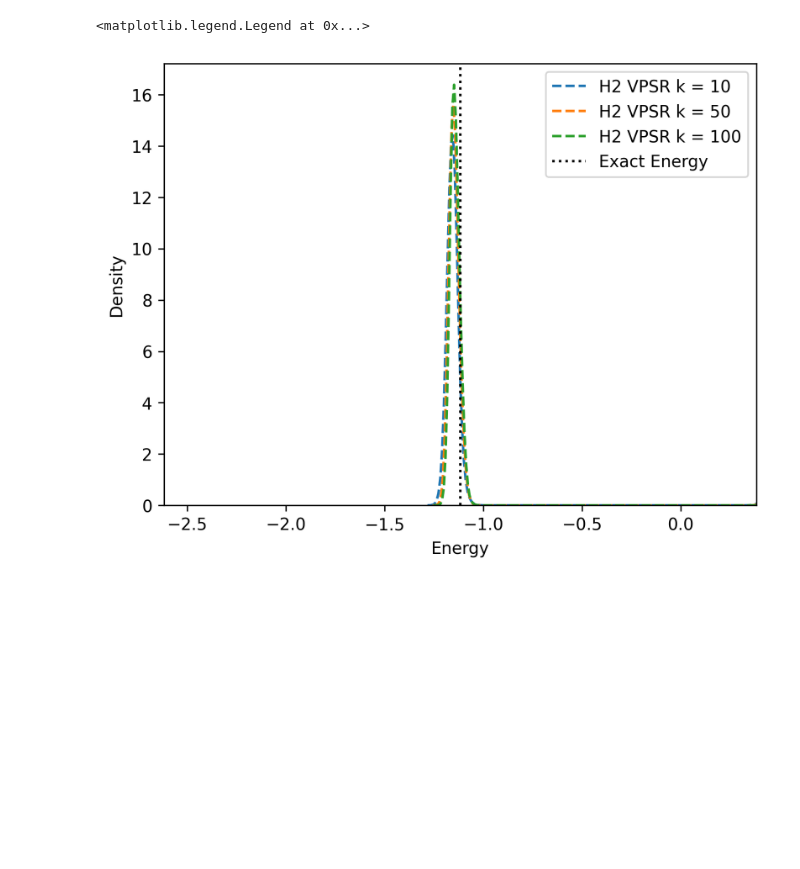
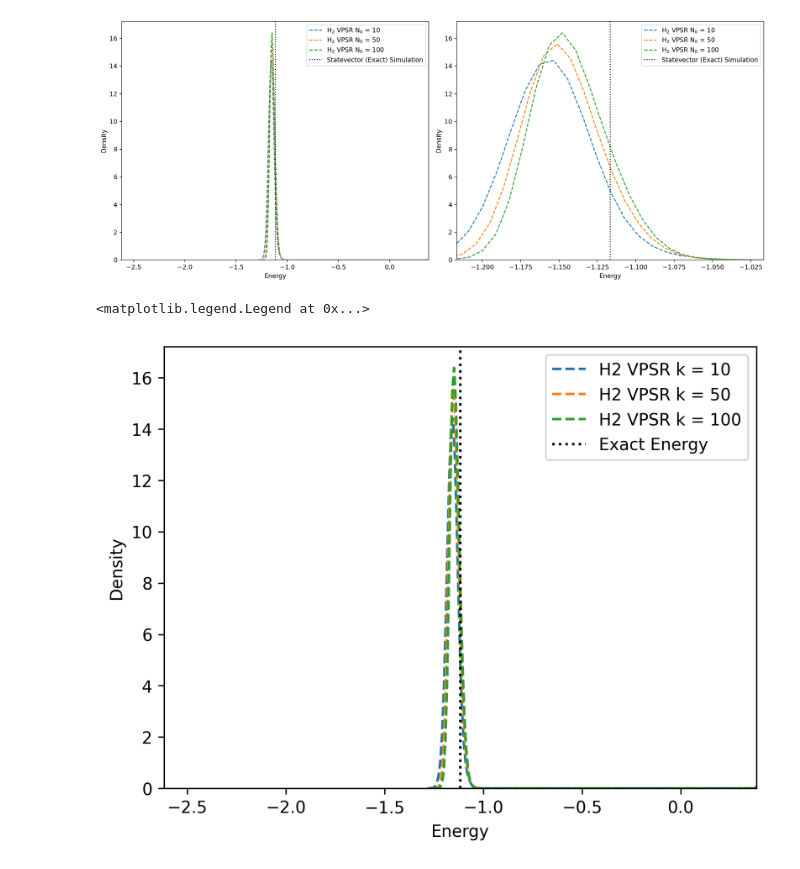
Before and after one commit to azhar-ikhtiarudin/ShotOptimization-ADAPT-VQE, a Jupyter notebook: 2-Shot-ADAPT-VQE/visualization/visualize.ipynb, the cells around one changed output. Saved outputs shown, nothing was run; the diff lists cells and outputs as text; code cells hidden in the pictures; blank space fills up the shorter version.

```diff
--- a/2-Shot-ADAPT-VQE/visualization/visualize.ipynb
+++ b/2-Shot-ADAPT-VQE/visualization/visualize.ipynb
@@ -15,4 +13,57 @@ The autoreload extension is already loaded. To reload it, use:
 /home/azhar04/anaconda3/envs/qiskit-1-2/bin/python
+# %%
+import matplotlib.pyplot as plt
+import seaborn as sns
+import json
+
+plt.rcParams['figure.dpi'] = 200
+
+file_names = [
+    ['h2_vpsr_N10000_k10.json', 'H$_2$ VPSR N$_0$ = 10'],
+    ['h2_vpsr_N10000_k50.json', 'H$_2$ VPSR N$_0$ = 50'],
+    ['h2_vpsr_N10000_k100.json', 'H$_2$ VPSR N$_0$ = 100'],
+]
+
+data = []
+for file_name in file_names:
+    with open(file_name[0], 'r') as f:
+        data.append(json.load(f))
+
+exact_energy = -1.1166512474115213
+
+# Create a figure with two subplots side by side
+fig, (ax1, ax2) = plt.subplots(1, 2, figsize=(15, 6))
+
+# Plot on the first subplot
+x_lim1 = 1.5
+for i in range(len(data)):
+    sorted_data = sorted(data[i])
+    sns.kdeplot(sorted_data, label=f'{file_names[i][1]}', linestyle='--', ax=ax1)
+
+ax1.axvline(exact_energy, linestyle='dotted', label='Statevector (Exact) Simulation', color='black')
+ax1.set_xlim(exact_energy - x_lim1, exact_energy + x_lim1)
+ax1.set_xlabel('Energy')
+ax1.legend()
+
+# Plot on the second subplot
+x_lim2 = 0.1
+for i in range(len(data)):
+    sorted_data = sorted(data[i])
+    sns.kdeplot(sorted_data, label=f'{file_names[i][1]}', linestyle='--', ax=ax2)
+
+ax2.axvline(exact_energy, linestyle='dotted', label='Statevector (Exact) Simulation', color='black')
+ax2.set_xlim(exact_energy - x_lim2, exact_energy + x_lim2)
+ax2.set_xlabel('Energy')
+ax2.legend()
+
+# Save the figure to a PDF
+plt.tight_layout()
+plt.savefig('energy_plots.pdf')
+
+# Show the plot
+plt.show()
+# %% [output]
+[figure, added]
 # %%
 plt.rcParams['figure.dpi'] = 300
 file_names = [
```
Also changed, not shown: parts of 1 cell of this notebook, 3 other files.
